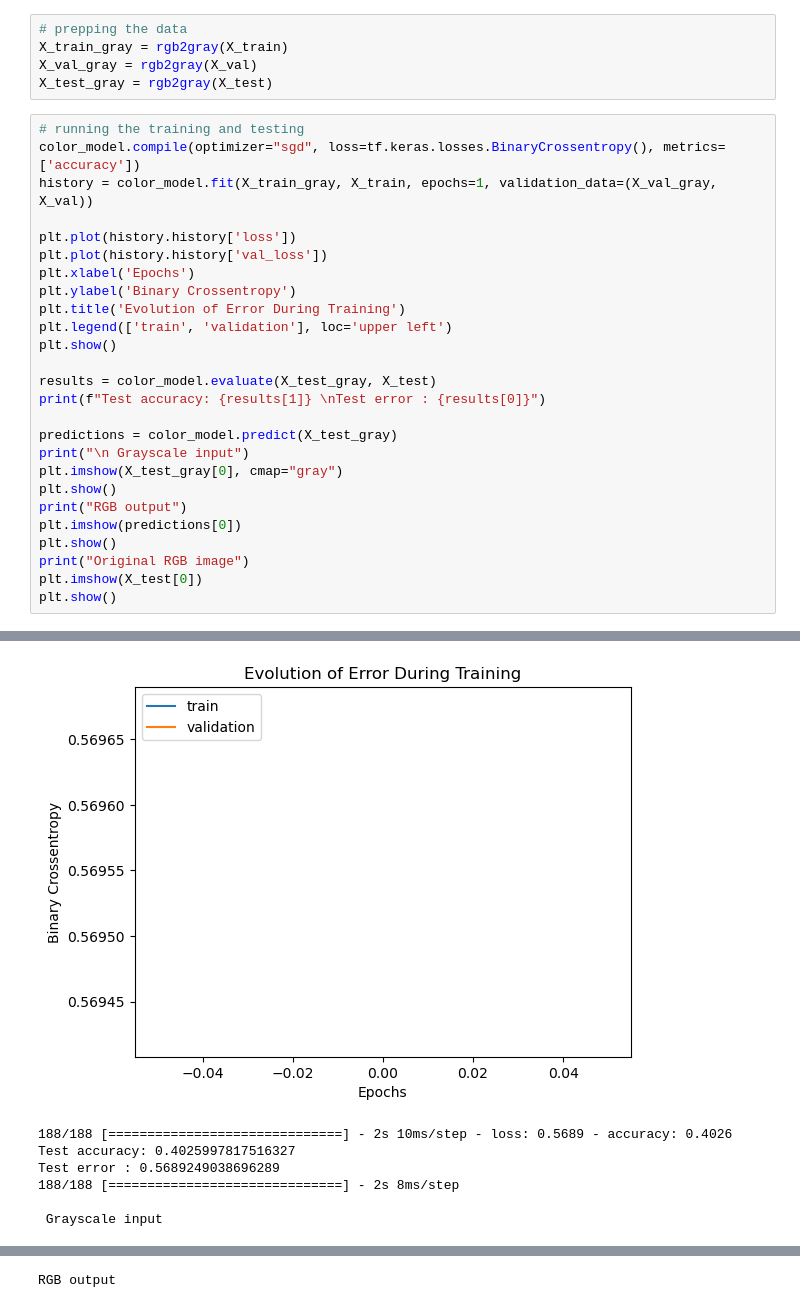
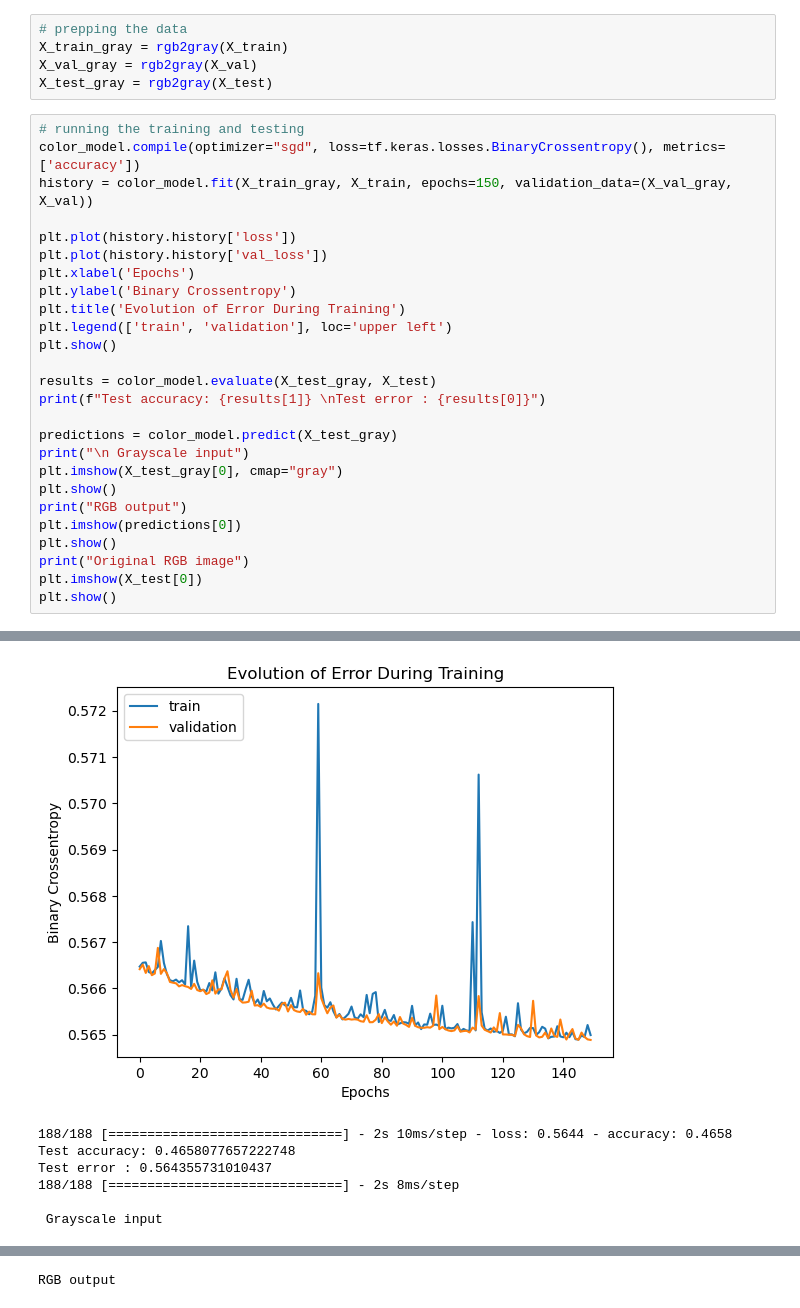
Before and after one commit to BMEJSchmitz/ACML_Lab_2, a Jupyter notebook: Lab 2.ipynb, the cells around one changed output, grey strips where cells are left out. Drawn from its saved outputs; the diff is of its cells as text.

Commit message:
working code for 3.1 - training done

```diff
--- a/Lab 2.ipynb
+++ b/Lab 2.ipynb
@@ -373,7 +373,7 @@ X_test_gray = rgb2gray(X_test)
 # %%
 # running the training and testing
 color_model.compile(optimizer="sgd", loss=tf.keras.losses.BinaryCrossentropy(), metrics=['accuracy'])
-history = color_model.fit(X_train_gray, X_train, epochs=1, validation_data=(X_val_gray, X_val))
+history = color_model.fit(X_train_gray, X_train, epochs=150, validation_data=(X_val_gray, X_val))
 
 plt.plot(history.history['loss'])
 plt.plot(history.history['val_loss'])
@@ -401,7 +417,7 @@ plt.show()
-[figure, old version]
+[figure, new version]
-188/188 [==============================] - 2s 10ms/step - loss: 0.5689 - accuracy: 0.4026
-Test accuracy: 0.4025997817516327
-Test error : 0.5689249038696289
+188/188 [==============================] - 2s 10ms/step - loss: 0.5644 - accuracy: 0.4658
+Test accuracy: 0.4658077657222748
+Test error : 0.564355731010437
 188/188 [==============================] - 2s 8ms/step
 
  Grayscale input
```
Also changed, not shown: parts of 1 cell of this notebook.
